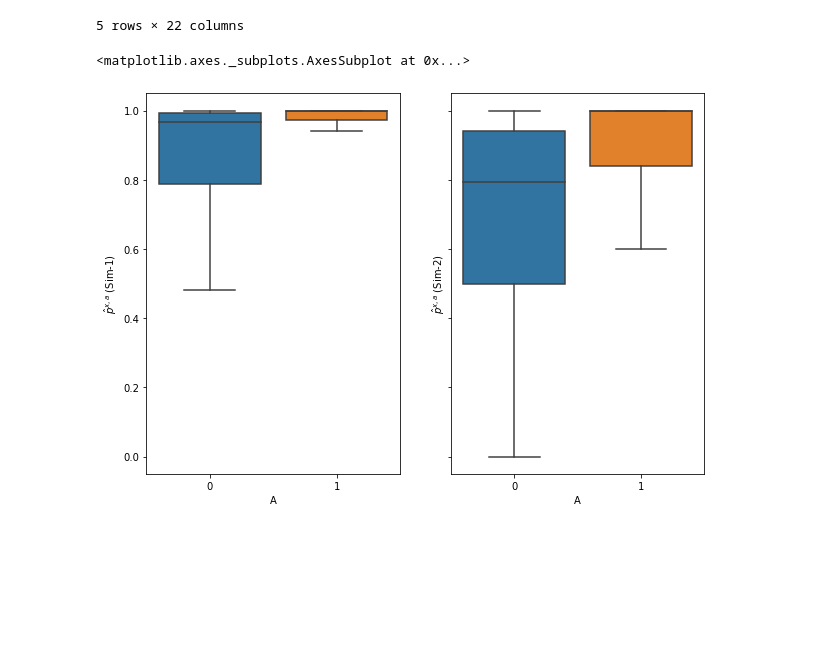
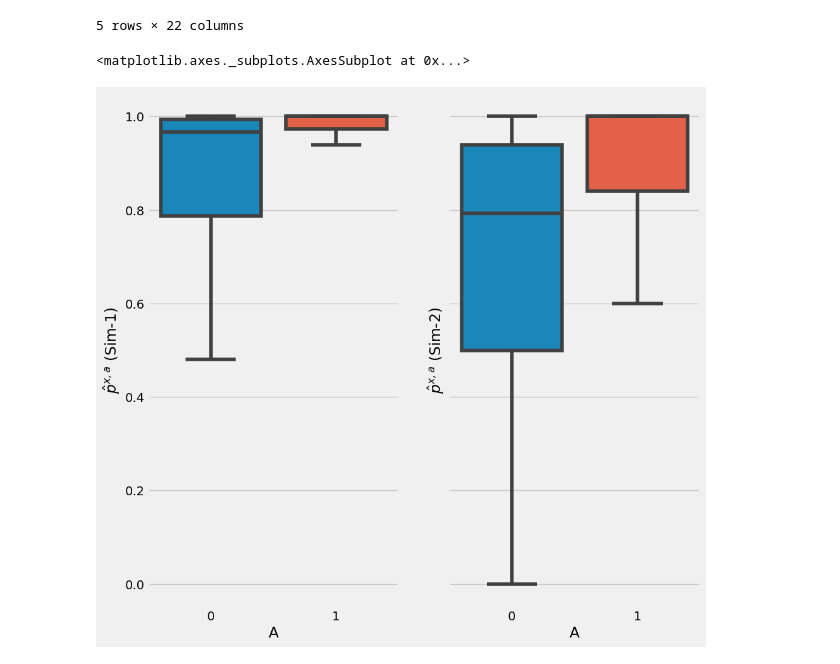
Before and after one commit to faaizT/CausalTwinAssessment, a Jupyter notebook: Cartpole Simulator.ipynb, the cells around one changed output. Saved outputs shown, nothing was run; the diff lists cells and outputs as text; code cells hidden in the pictures; blank space fills up the shorter version.

Commit message:
Carpole simulator plots

```diff
--- a/Cartpole Simulator.ipynb
+++ b/Cartpole Simulator.ipynb
@@ -15,9 +17,10 @@ import pandas as pd
 # %%
 env = gym.envs.make("CartPole-v1")
 
-def get_screen():
+def get_screen(screen=None):
     ''' Extract one step of the simulation.'''
-    screen = env.render(mode='rgb_array').transpose((2, 0, 1))
+    if screen is None:
+        screen = env.render(mode='rgb_array').transpose((2, 0, 1))
     screen = np.ascontiguousarray(screen, dtype=np.float32) / 255.
     return torch.from_numpy(screen)
 
@@ -844,6 +847,7 @@ p_1=0.9454787234042553
 # Analysis of experiment results
 # %%
 nreps = 150
+outcome = 'Pole Angle'
 obs_data_train = pd.read_csv("/data/localhost/taufiq/export-dir/Cartpole-v1-obs-data-train.csv")
 df = pd.read_csv("/data/localhost/taufiq/export-dir/Cartpole-v1-obs-data.csv")
 x_columns = ['Cart Position', 'Cart Velocity (abs)', 'Pole Angle', 'Pole Angular Velocity (abs)']
@@ -930,10 +934,11 @@ obs_data_test.head()
 | 4 | 0 | 0.010897 | 0.163602 | -0.018024 | 0.257135 | 500.0 | 37.0 | ... |
 5 rows × 22 columns
 # %%
-fig, axs = plt.subplots(1, 2, figsize=(10,7), sharey=True)
+fig, axs = plt.subplots(1, 2, figsize=(10,10), sharey=True)
+plt.style.use('fivethirtyeight')
 sns.boxplot(y='$\hat{p}^{x,a}$ (Sim-1)',x='A', data=obs_data_test.astype({'A': 'str'}), ax=axs[0], showfliers=False)
 sns.boxplot(y='$\hat{p}^{x,a}$ (Sim-2)',x='A', data=obs_data_test.astype({'A': 'str'}), ax=axs[1], showfliers=False)
 # %% [output]
 <matplotlib.axes._subplots.AxesSubplot at 0x...>
-[figure, old version]
+[figure, new version]
 # %%
```
Also changed, not shown: parts of 9 cells of this notebook.
